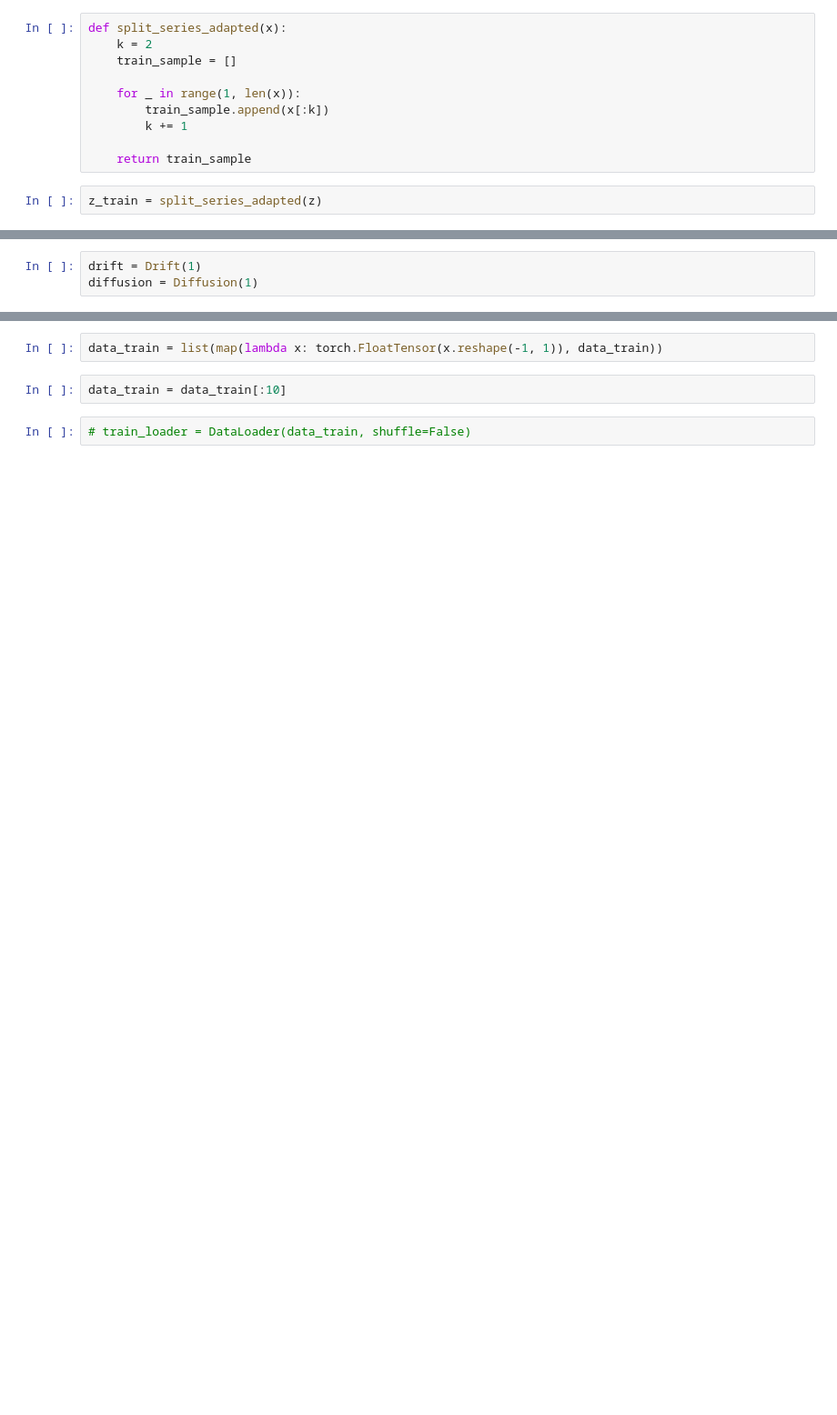
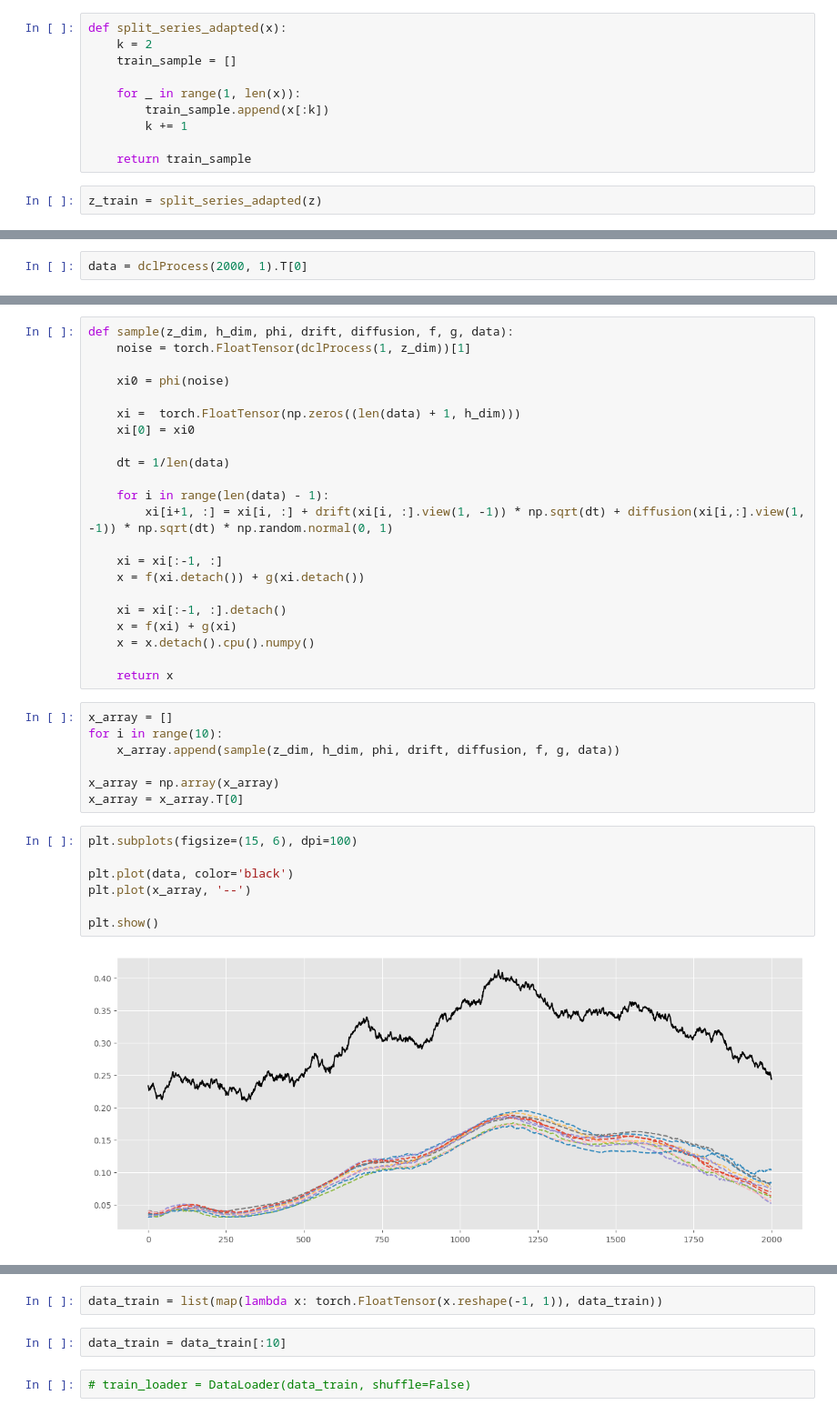
Before and after one commit to kirillzx/JDFlow, a Jupyter notebook: generator_main.ipynb, the cells around one changed output, grey strips where cells are left out. Shown at 91% size. Drawn from its saved outputs; the diff is of its cells as text; blank space fills up the shorter version.

```diff
--- a/generator_main.ipynb
+++ b/generator_main.ipynb
@@ -128 +144,3 @@ data_train = split_series_adapted(data)
+# %%
+data = dclProcess(2000, 1).T[0]
 # %%
@@ -157,6 +227,3 @@ class Diffusion(nn.Module):
     def forward(self, x):
         out = self.model(x)
         return out
-# %%
-drift = Drift(1)
-diffusion = Diffusion(1)
@@ -165,0 +353,38 @@ optim_diffusion = optim.Adam(diffusion.parameters(), lr=1e-3, betas=(0.9, 0.999)
+# %%
+def sample(z_dim, h_dim, phi, drift, diffusion, f, g, data):
+    noise = torch.FloatTensor(dclProcess(1, z_dim))[1]
+
+    xi0 = phi(noise)
+
+    xi =  torch.FloatTensor(np.zeros((len(data) + 1, h_dim)))
+    xi[0] = xi0
+
+    dt = 1/len(data)
+
+    for i in range(len(data) - 1):
+        xi[i+1, :] = xi[i, :] + drift(xi[i, :].view(1, -1)) * np.sqrt(dt) + diffusion(xi[i,:].view(1, -1)) * np.sqrt(dt) * np.random.normal(0, 1)
+
+    xi = xi[:-1, :]
+    x = f(xi.detach()) + g(xi.detach())
+
+    xi = xi[:-1, :].detach()
+    x = f(xi) + g(xi)
+    x = x.detach().cpu().numpy()
+
+    return x
+# %%
+x_array = []
+for i in range(10):
+    x_array.append(sample(z_dim, h_dim, phi, drift, diffusion, f, g, data))
+
+x_array = np.array(x_array)
+x_array = x_array.T[0]
+# %%
+plt.subplots(figsize=(15, 6), dpi=100)
+
+plt.plot(data, color='black')
+plt.plot(x_array, '--')
+
+plt.show()
+# %% [output]
+[figure, added]
```
Also changed, not shown: parts of 25 cells of this notebook.
